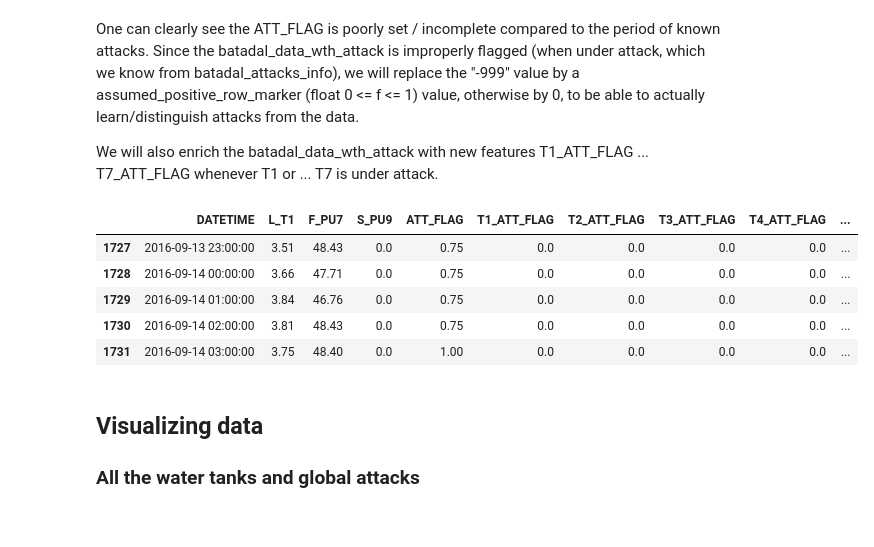
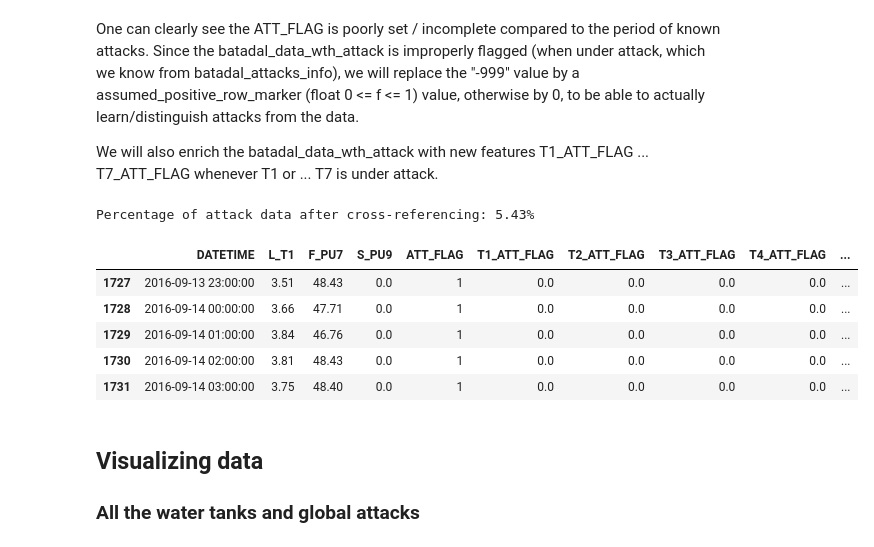
Before and after one commit to Striky2/ics-cybersleuth-ai, a Jupyter notebook: main-jupy-bk.ipynb, the cells around one changed output. Saved outputs shown, nothing was run; the diff lists cells and outputs as text; code cells hidden in the pictures.

```diff
--- a/main-jupy-bk.ipynb
+++ b/main-jupy-bk.ipynb
@@ -206,11 +210,6 @@ One can clearly see the ATT_FLAG is poorly set / incomplete compared to the peri
 
 We will also enrich the batadal_data_wth_attack with new features T1_ATT_FLAG ... T7_ATT_FLAG whenever T1 or ... T7 is under attack.
 # %%
-assumed_positive_row_marker = 0.75
-
-# Convert column 'ATT_FLAG' toward type float64 before modifying
-batadal_data_wth_attack['ATT_FLAG'] = batadal_data_wth_attack['ATT_FLAG'].astype(float)
-
 # Initialize T1_ATT_FLAG to T7_ATT_FLAG columns with 0
 for i in range(1, 8):
     batadal_data_wth_attack[f'T{i}_ATT_FLAG'] = 0.0
@@ -229,42 +228,47 @@ for index, row in batadal_attacks_info.iterrows():
                 (batadal_data_wth_attack['DATETIME'] <= attack_end),
                 f'T{i}_ATT_FLAG'
             ] = batadal_data_wth_attack.apply(
-                lambda x: 1 if x['ATT_FLAG'] == 1 else assumed_positive_row_marker, axis=1
+                lambda x: 1 if x['ATT_FLAG'] == 1 else 1, axis=1
             )
 
     # Update ATT_FLAG for known attack periods
     batadal_data_wth_attack.loc[
         (batadal_data_wth_attack['DATETIME'] >= attack_start) &
         (batadal_data_wth_attack['DATETIME'] <= attack_end) &
         (batadal_data_wth_attack['ATT_FLAG'] == -999),
         'ATT_FLAG'
-    ] = assumed_positive_row_marker
+    ] = 1
 
-# Update ATT_FLAG for non-attack periods (everything else remaining)
+# Set ATT_FLAG to 0 for non-attack periods (everything else remaining)
     batadal_data_wth_attack.loc[
         (batadal_data_wth_attack['ATT_FLAG'] == -999),
         'ATT_FLAG'
     ] = 0
+
+# Calculate the percentage of rows labeled as attack (ATT_FLAG == 1)
+final_attack_percentage = batadal_data_wth_attack[batadal_data_wth_attack['ATT_FLAG'] == 1]['ATT_FLAG'].count() / len(batadal_data_wth_attack) * 100
+print(f"Percentage of attack data after cross-referencing: {final_attack_percentage:.2f}%")
 
 # Provide a sample for verification (T7 attack in row 0 of batadal_attacks_info)
 attack_start_T7 = pd.to_datetime(batadal_attacks_info['Start_Time'][0], format='%d/%m/%Y %H')
 attack_end_T7 = pd.to_datetime(batadal_attacks_info['End_Time'][0], format='%d/%m/%Y %H')
 
 # Filtrer les données de batadal_data_wth_attack pour afficher la période spécifiée
 filtered_data = batadal_data_wth_attack[
     (batadal_data_wth_attack['DATETIME'] >= attack_start_T7) &
     (batadal_data_wth_attack['DATETIME'] <= attack_end_T7)
 ]
 
 # Display the batadal data containing attacks
 filtered_data.iloc[:, [0, 1, 20, 25] + list(range(44, 52))].head(5)
 # %% [output]
+Percentage of attack data after cross-referencing: 5.43%
 |  | DATETIME | L_T1 | F_PU7 | S_PU9 | ATT_FLAG | T1_ATT_FLAG | T2_ATT_FLAG | T3_ATT_FLAG | T4_ATT_FLAG | ... |
-| 1727 | 2016-09-13 23:00:00 | 3.51 | 48.43 | 0.0 | 0.75 | 0.0 | 0.0 | 0.0 | 0.0 | ... |
-| 1728 | 2016-09-14 00:00:00 | 3.66 | 47.71 | 0.0 | 0.75 | 0.0 | 0.0 | 0.0 | 0.0 | ... |
-| 1729 | 2016-09-14 01:00:00 | 3.84 | 46.76 | 0.0 | 0.75 | 0.0 | 0.0 | 0.0 | 0.0 | ... |
-| 1730 | 2016-09-14 02:00:00 | 3.81 | 48.43 | 0.0 | 0.75 | 0.0 | 0.0 | 0.0 | 0.0 | ... |
-| 1731 | 2016-09-14 03:00:00 | 3.75 | 48.40 | 0.0 | 1.00 | 0.0 | 0.0 | 0.0 | 0.0 | ... |
+| 1727 | 2016-09-13 23:00:00 | 3.51 | 48.43 | 0.0 | 1 | 0.0 | 0.0 | 0.0 | 0.0 | ... |
+| 1728 | 2016-09-14 00:00:00 | 3.66 | 47.71 | 0.0 | 1 | 0.0 | 0.0 | 0.0 | 0.0 | ... |
+| 1729 | 2016-09-14 01:00:00 | 3.84 | 46.76 | 0.0 | 1 | 0.0 | 0.0 | 0.0 | 0.0 | ... |
+| 1730 | 2016-09-14 02:00:00 | 3.81 | 48.43 | 0.0 | 1 | 0.0 | 0.0 | 0.0 | 0.0 | ... |
+| 1731 | 2016-09-14 03:00:00 | 3.75 | 48.40 | 0.0 | 1 | 0.0 | 0.0 | 0.0 | 0.0 | ... |
 # %% [markdown]
 ## Visualizing data
 ### All the water tanks and global attacks
```
Also changed, not shown: parts of 26 cells of this notebook.
